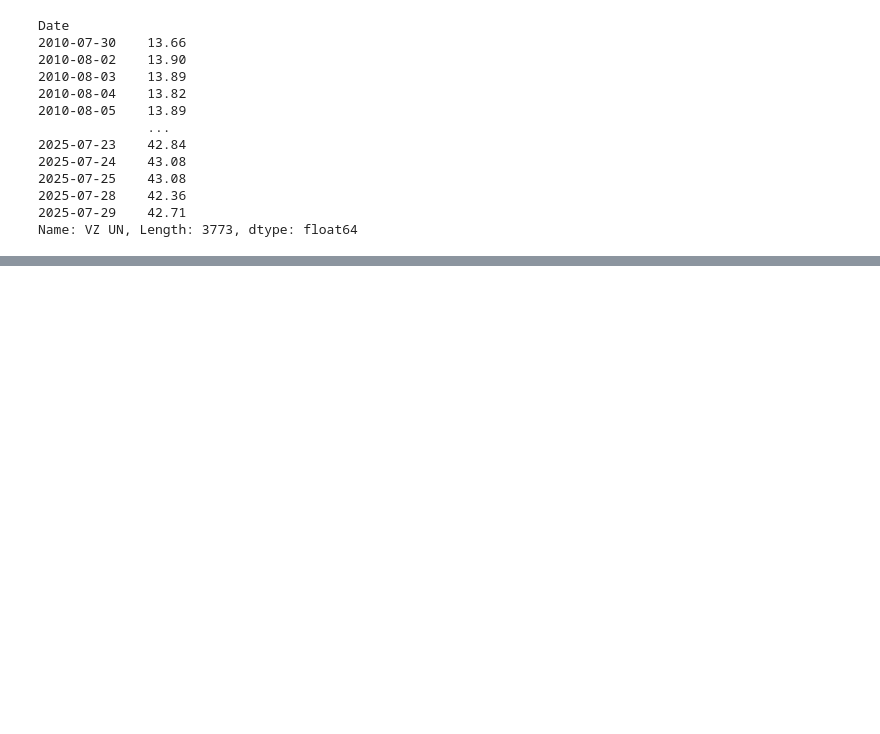
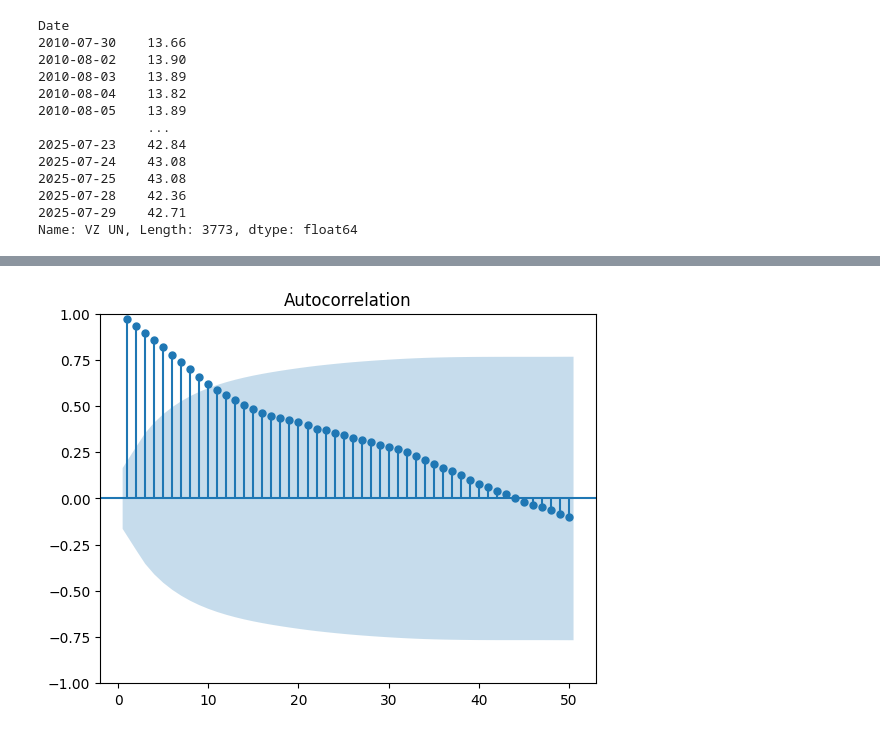
Before and after one commit to phawatboom/Capital-compass, a Jupyter notebook: Data Analysis/data_exploration.ipynb, the cells around one changed output, grey strips where cells are left out. Cells and saved outputs as stored; diff of their text form; code cells hidden in the pictures; blank space fills up the shorter version.

```diff
--- a/Data Analysis/data_exploration.ipynb
+++ b/Data Analysis/data_exploration.ipynb
@@ -47,0 +65,5 @@ vz_us.plot()
+# %%
+plot_acf(vz_us.dropna(), lags= 50, zero=False)
+plt.show()
+# %% [output]
+[figure, added]
```
Also changed, not shown: parts of 24 cells of this notebook.
